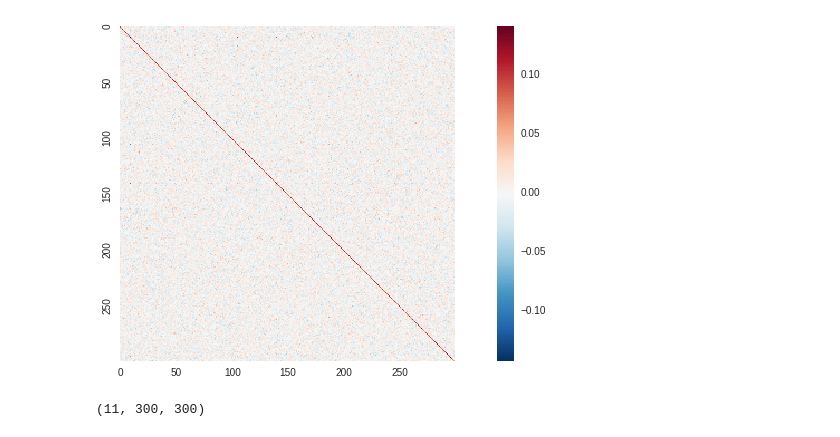
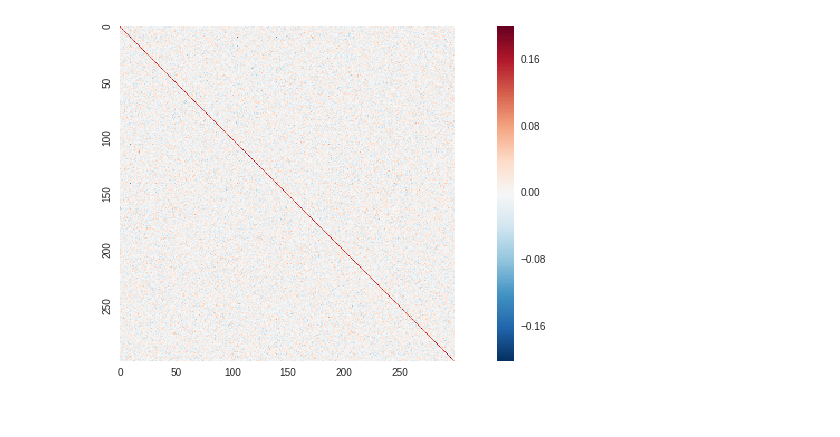
Before and after one commit to commonsense/conceptnet-numberbatch, a Jupyter notebook: code/notebook/analogies with inferred relations.ipynb, the cells around one changed output. Cells and saved outputs as stored; diff of their text form; code cells hidden in the pictures.

```diff
--- a/code/notebook/analogies with inferred relations.ipynb
+++ b/code/notebook/analogies with inferred relations.ipynb
@@ -17,4 +16,5 @@ from sklearn.preprocessing import normalize
 # %%
 PATH = '../build-data/'
 # %%
-labels = LabelSet(load_labels(PATH + 'glove.840B.300d.filtered.conceptnet5.labels'))
+labels = LabelSet(load_labels(PATH + 'glove.840B.300d.standardized.conceptnet5.labels'))
+sparse_rels = build_relations_from_conceptnet(labels, '/wobbly/data/conceptnet5/assoc/reduced.csv')
@@ -23,2 +21,3 @@ sparse_rels = build_relations_from_conceptnet(labels, '/wobbly/data/conceptnet5/
 # %%
-glove = load_word_vectors(PATH + 'glove.840B.300d.filtered.conceptnet5.labels', PATH + 'glove.840B.300d.l1.filtered.conceptnet5.npy', PATH + 'wl1-replacements.msgpack')
+cnglove = load_word_vectors(PATH + 'glove.840B.300d.standardized.conceptnet5.labels', PATH + 'glove.840B.300d.l1.standardized.conceptnet5.npy', PATH + 'wl1-replacements.msgpack')
+# glove = load_word_vectors(PATH + 'glove.840B.300d.standardized.labels', PATH + 'glove.840B.300d.l1.standardized.npy')
@@ -60,4 +23,0 @@ dense_rels.sort(key=lambda item: item[0])
-# %%
-matshow(dense_rels[10][2])
-# %% [output]
-[figure, removed]
@@ -64,3 +26,9 @@ matshow(dense_rels[10][2])
+# %%
+rel_array = dense_relation_array(cnglove.vectors[:100000], {rel: sp[:100000, :100000] for (rel, sp) in sparse_rels.items()})
+# %%
+matshow(rel_array[-1])
+# %% [output]
+[figure, added]
 # %%
 def en_filter(term):
     return term.startswith('/c/en/')
@@ -69,4 +34,0 @@ rel_array = np.stack([item[2] for item in dense_rels], axis=0)
-# %%
-rel_array.shape
-# %% [output]
-(11, 300, 300)
```
Also changed, not shown: parts of 23 cells of this notebook, 1 other file.
